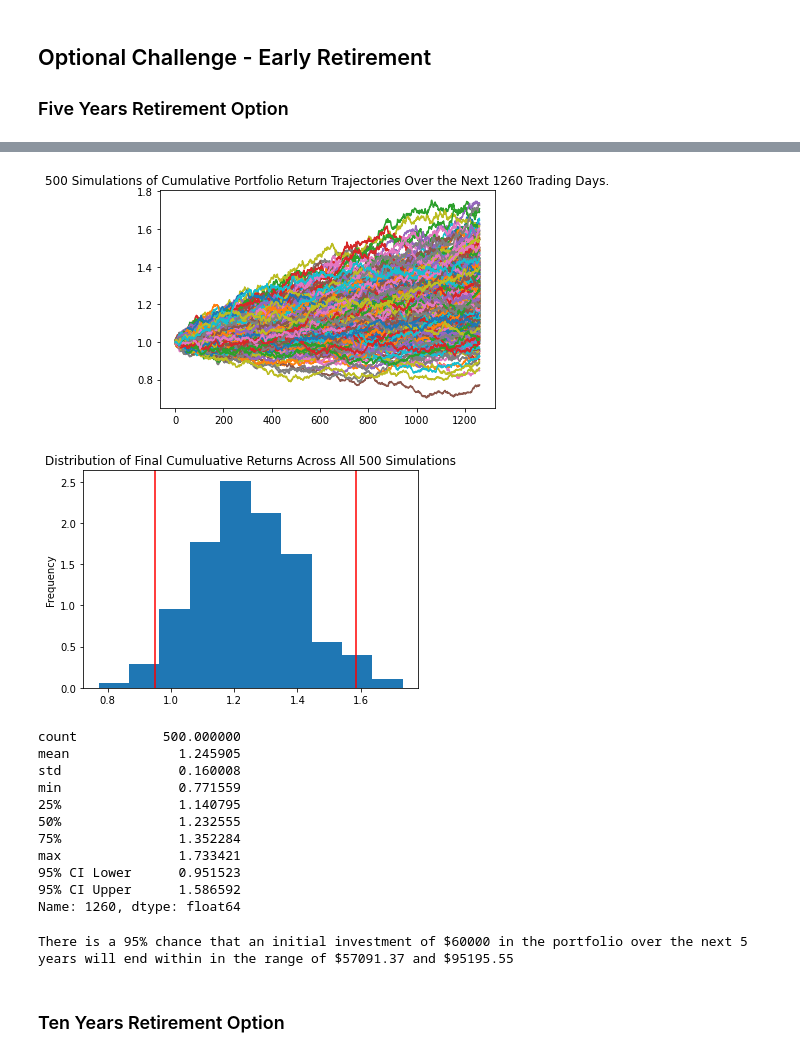
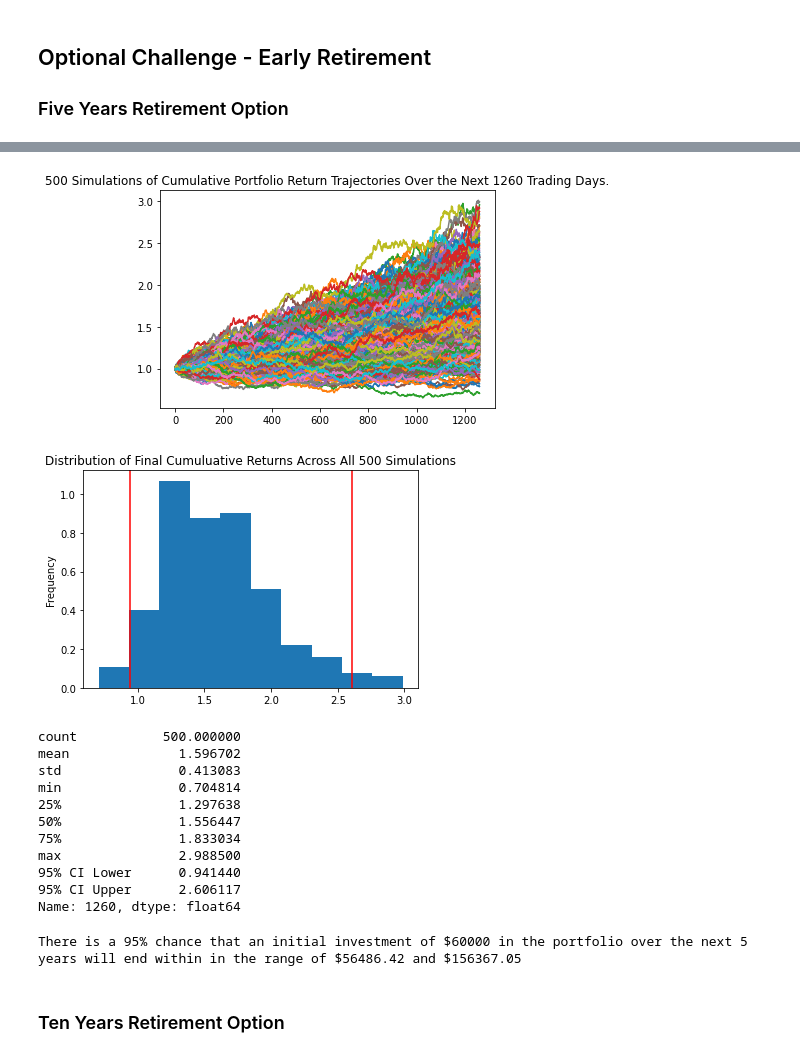
Before and after one commit to jjcode-fintech/financial-planner, a Jupyter notebook: financial-planner.ipynb, the cells around one changed output, grey strips where cells are left out. Cells and saved outputs as stored; diff of their text form; code cells hidden in the pictures.

```diff
--- a/financial-planner.ipynb
+++ b/financial-planner.ipynb
@@ -246,0 +220,18 @@ df_stock_data.head()
+# %%
+# Get 5 years' worth of historical data for SPY and AGG
+stock_historical_df = alpaca_api.get_bars(tickers, timeframe, start = start_date, end = end_date).df
+
+# Reorganize the DataFrame
+# Separate ticker data
+AGG_historical = stock_historical_df[stock_historical_df['symbol']=='AGG'].drop('symbol', axis=1)
+SPY_historical = stock_historical_df[stock_historical_df['symbol']=='SPY'].drop('symbol', axis=1)
+
+# Concatenate the ticker DataFrames
+combo_stock_historical_df = pd.concat([AGG_historical, SPY_historical],axis=1, keys=["AGG","SPY"])
+
+# change timestamp to date, set column as index and sort by date
+combo_stock_historical_df.index = combo_stock_historical_df.index.date
+# combo_close_price_df.sort_index(ascending=False)
+
+# Preview DataFrame
+combo_stock_historical_df.tail()
@@ -358,3 +373,10 @@ There is a 95% chance that an initial investment of $30000.0 in the portfolio ov
 
 
 ### Five Years Retirement Option
+# %%
+# Configuring a Monte Carlo simulation to forecast 5 years cumulative returns
+MC_5_year = MCSimulation(
+    portfolio_data = combo_stock_historical_df,
+    weights = [.40,.60],
+    num_simulation = 500,
+    num_trading_days = 252*5)
@@ -398,43 +439,45 @@ Running Monte Carlo simulation number 490.
 # %%
 # Plot simulation outcomes
-# YOUR CODE HERE!
+simulation_plot_5 = MC_5_year.plot_simulation()
 # %% [output]
-[figure, old version]
+[figure, new version]
 # %%
 # Plot probability distribution and confidence intervals
-# YOUR CODE HERE!
+dist_plot_5 = MC_5_year.plot_distribution()
 # %% [output]
-[figure, old version]
+[figure, new version]
 # %%
 # Fetch summary statistics from the Monte Carlo simulation results
-# YOUR CODE HERE!
+summary_mc_simulation_5 = MC_5_year.summarize_cumulative_return()
 
 # Print summary statistics
-# YOUR CODE HERE!
+summary_mc_simulation_5
 # %% [output]
 count           500.000000
-mean              1.245905
-std               0.160008
-min               0.771559
-25%               1.140795
-50%               1.232555
-75%               1.352284
-max               1.733421
-95% CI Lower      0.951523
-95% CI Upper      1.586592
+mean              1.596702
+std               0.413083
+min               0.704814
+25%               1.297638
+50%               1.556447
+75%               1.833034
+max               2.988500
+95% CI Lower      0.941440
+95% CI Upper      2.606117
 Name: 1260, dtype: float64
 # %%
 # Set initial investment
-# YOUR CODE HERE!
+initial_investment = 60000
 
 # Use the lower and upper `95%` confidence intervals to calculate the range of the possible outcomes of our $60,000
-# YOUR CODE HERE!
+# Use the lower and upper `95%` confidence intervals to calculate the range of the possible outcomes of our $20,000
+range_lower_60k_5 = round(summary_mc_simulation_5[8]*60000,2)
+range_upper_60k_5 = round(summary_mc_simulation_5[9]*60000,2)
 
 # Print results
 print(f"There is a 95% chance that an initial investment of ${initial_investment} in the portfolio"
       f" over the next 5 years will end within in the range of"
-      f" ${ci_lower_five} and ${ci_upper_five}")
+      f" ${range_lower_60k_5} and ${range_upper_60k_5}")
 # %% [output]
-There is a 95% chance that an initial investment of $60000 in the portfolio over the next 5 years will end within in the range of $57091.37 and $95195.55
+There is a 95% chance that an initial investment of $60000 in the portfolio over the next 5 years will end within in the range of $56486.42 and $156367.05
 # %% [markdown]
 ### Ten Years Retirement Option
```
Also changed, not shown: parts of 31 cells of this notebook.
